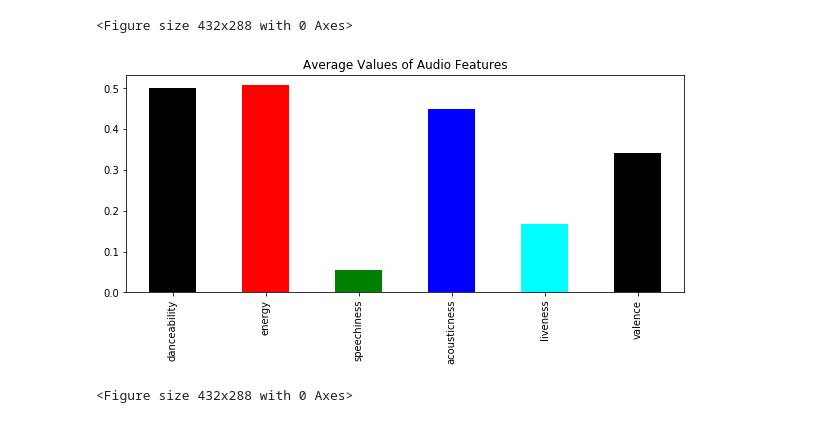
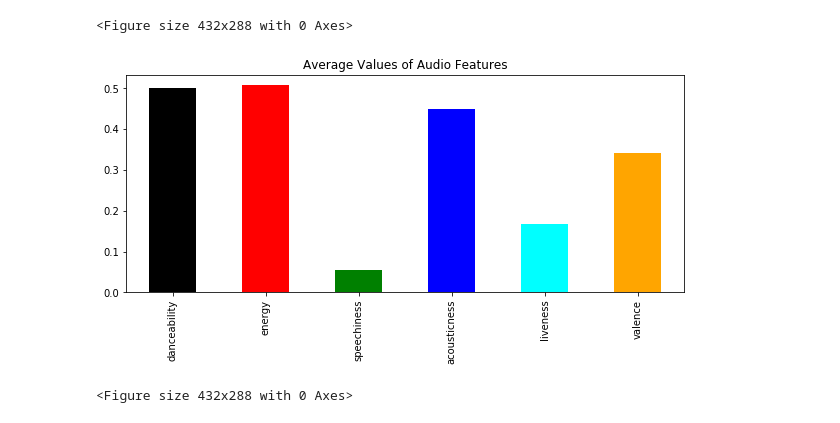
Before and after one commit to olalekeolaleke/Track-Information-and-Mood-Detector, a Jupyter notebook: analysis.ipynb, the cells around one changed output. Cells and saved outputs as stored; diff of their text form; code cells hidden in the pictures.

```diff
--- a/analysis.ipynb
+++ b/analysis.ipynb
@@ -148,12 +148,12 @@ plt.savefig('image/wordcloud')
 # %%
 # Plotting Average values of the audio features
 
 data = data_df[['danceability', 'energy', 'speechiness', 'acousticness', 'liveness', 'valence']]
 plt.figure(figsize=(10,4))
-data.mean().plot.bar(color=['black', 'red', 'green', 'blue', 'cyan'])
+data.mean().plot.bar(color=['black', 'red', 'green', 'blue', 'cyan', 'orange'])
 plt.title('Average Values of Audio Features')
 plt.show()
 plt.savefig('image/mean_auido')
 # %% [output]
-[figure, old version]
+[figure, new version]
 <Figure size 432x288 with 0 Axes>
```
Also changed, not shown: 2 other files.
